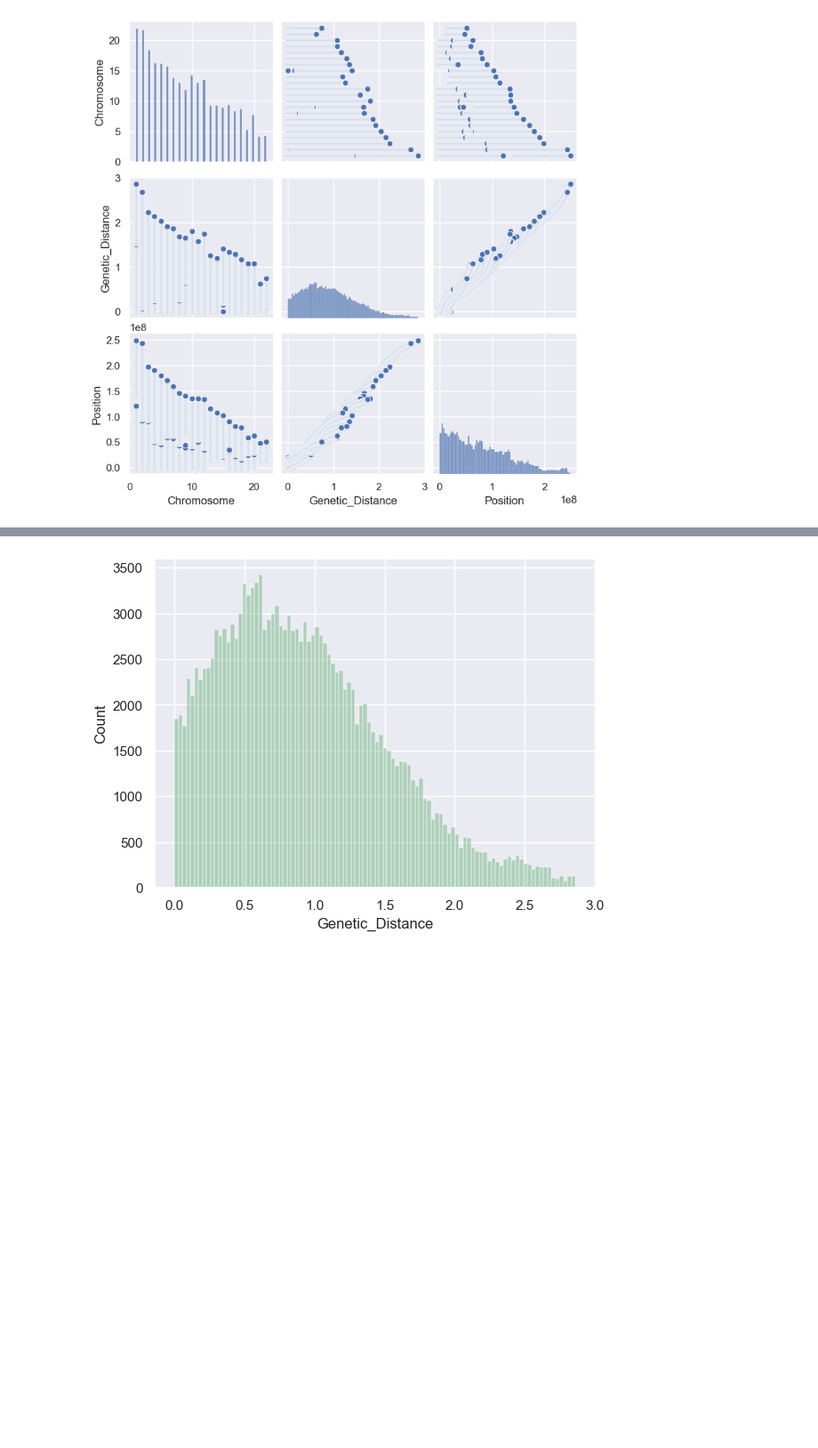
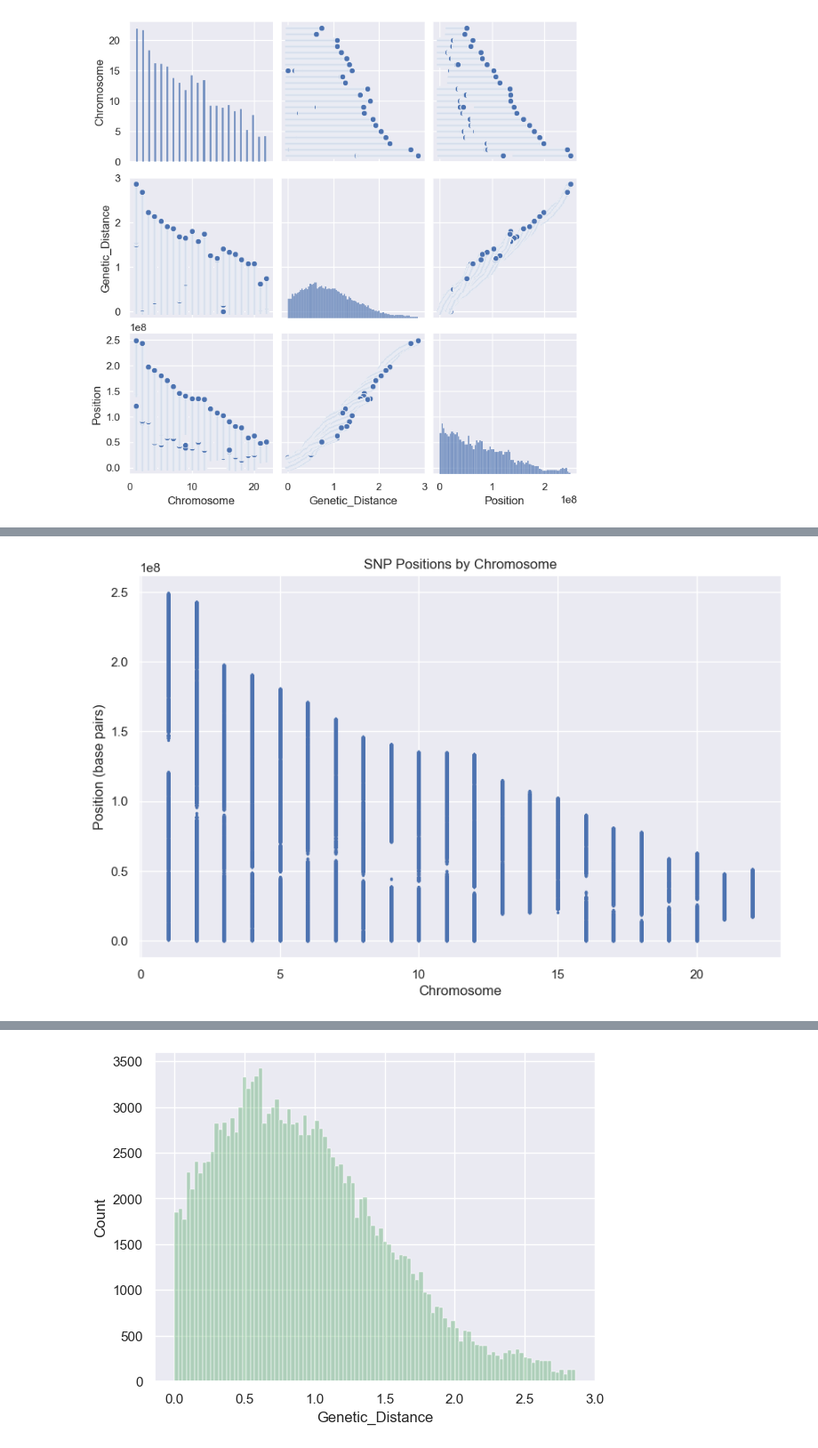
Before and after one commit to r-bashir/GenomeDiffusion, a Jupyter notebook: SNP.ipynb, the cells around one changed output, grey strips where cells are left out. Shown: that part at 89% size. Saved outputs shown, nothing was run; the diff lists cells and outputs as text; code cells hidden in the pictures; blank space fills up the shorter version.

```diff
--- a/SNP.ipynb
+++ b/SNP.ipynb
@@ -184,0 +191,10 @@ sns.pairplot(bim_df)
+# %%
+#Plot positions by chromosome (if you want to see position distribution per chromosome)
+plt.figure(figsize=(10, 6))
+plt.scatter(bim_df["Chromosome"], bim_df["Position"], s=2)
+plt.title("SNP Positions by Chromosome")
+plt.xlabel("Chromosome")
+plt.ylabel("Position (base pairs)")
+plt.show()
+# %% [output]
+[figure, added]
```
Also changed, not shown: parts of 3 cells of this notebook.
